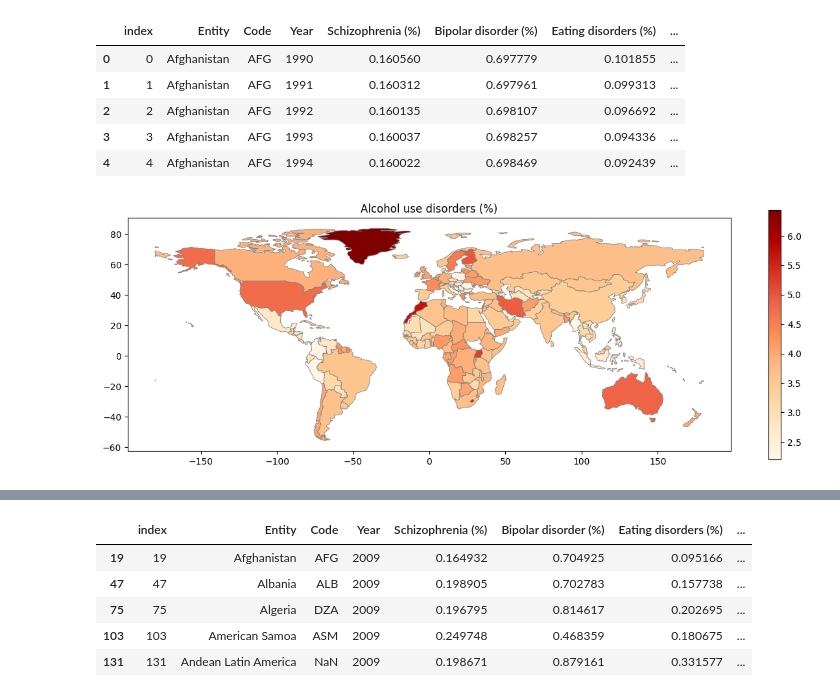
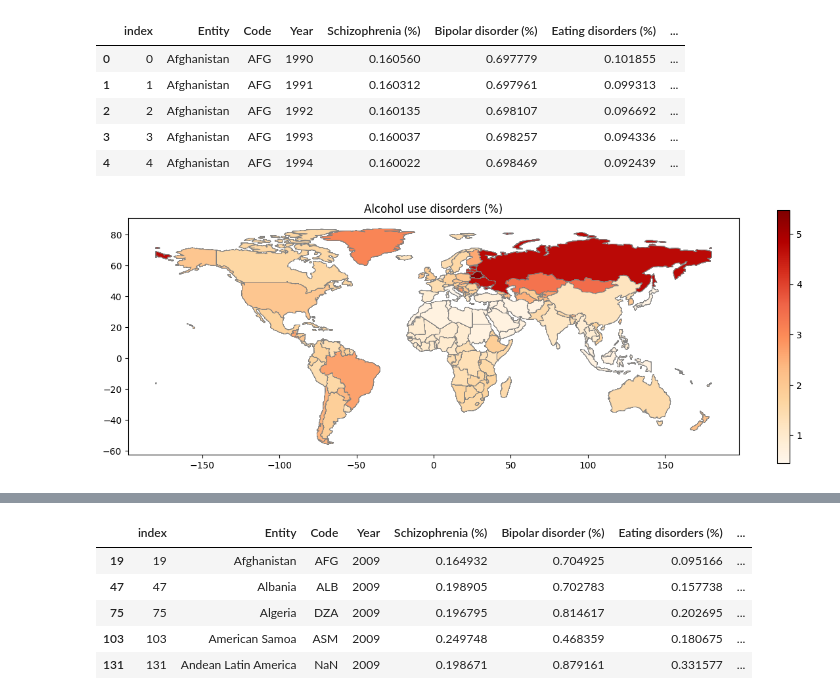
Before and after one commit to supernauth/mental_health_disorder, a Jupyter notebook: mental_health_disorder.ipynb, the cells around one changed output, grey strips where cells are left out. Cells and saved outputs as stored; diff of their text form; code cells hidden in the pictures.

Commit message:
Making plot for the highest disorder

```diff
--- a/mental_health_disorder.ipynb
+++ b/mental_health_disorder.ipynb
@@ -26,12 +26,12 @@ merged = world.merge(df, how='left', left_on='BRK_A3', right_on='Code')
 # %%
 fig, ax = plt.subplots(figsize=(15, 5))
 
-merged.plot(column='Depression (%)', cmap='OrRd', linewidth=0.6, ax=ax, edgecolor='0.5', legend=True)
+merged.plot(column='Alcohol use disorders (%)', cmap='OrRd', linewidth=0.6, ax=ax, edgecolor='0.5', legend=True)
 
 plt.title('Alcohol use disorders (%)')
 plt.show()
 # %% [output]
-[figure, old version]
+[figure, new version]
 # %%
 df.value_counts(df['Year']).sort_index()
 # %% [output]
```
Also changed, not shown: parts of 5 cells of this notebook.
